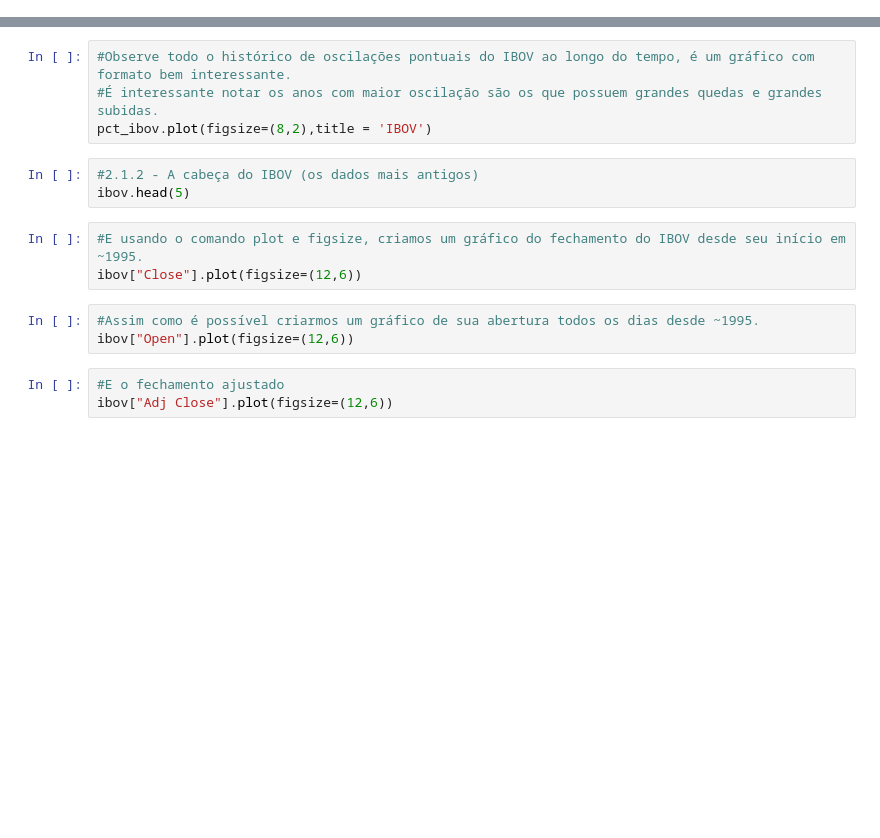
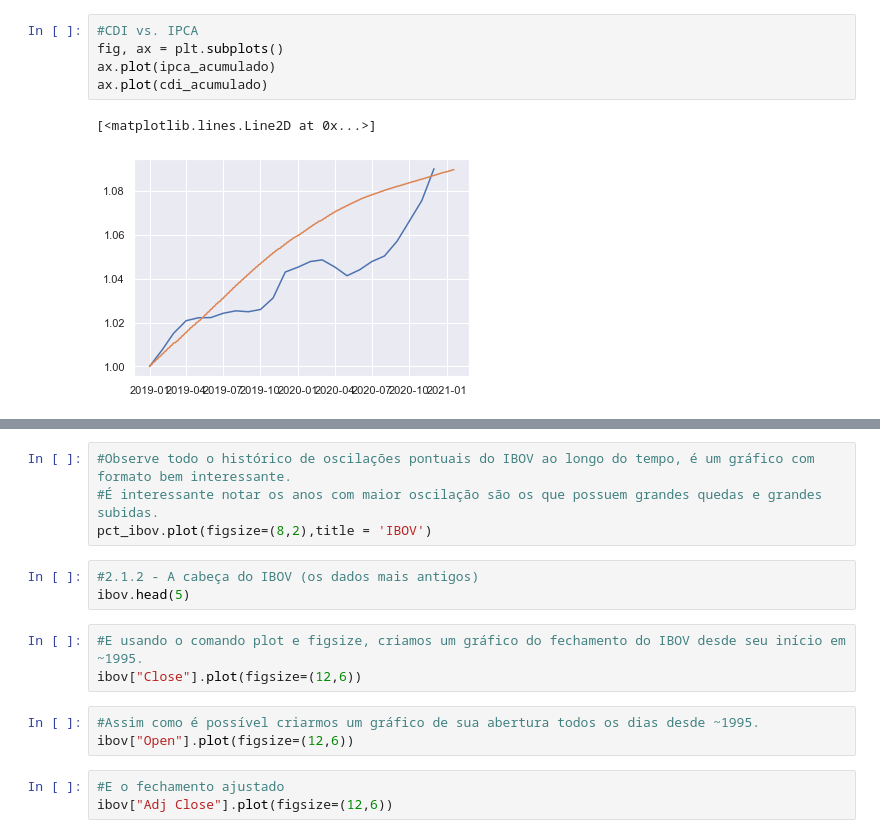
Before and after one commit to kioolz/Kioolz-World, a Jupyter notebook: IBOV.ipynb, the cells around one changed output, grey strips where cells are left out. Saved outputs shown, nothing was run; the diff lists cells and outputs as text; blank space fills up the shorter version.

```diff
--- a/IBOV.ipynb
+++ b/IBOV.ipynb
@@ -27,0 +98,8 @@ ibov.tail(5)["Close"].plot()
+# %%
+#CDI vs. IPCA
+fig, ax = plt.subplots()
+ax.plot(ipca_acumulado)
+ax.plot(cdi_acumulado)
+# %% [output]
+[<matplotlib.lines.Line2D at 0x...>]
+[figure, added]
```
Also changed, not shown: parts of 20 cells of this notebook.
